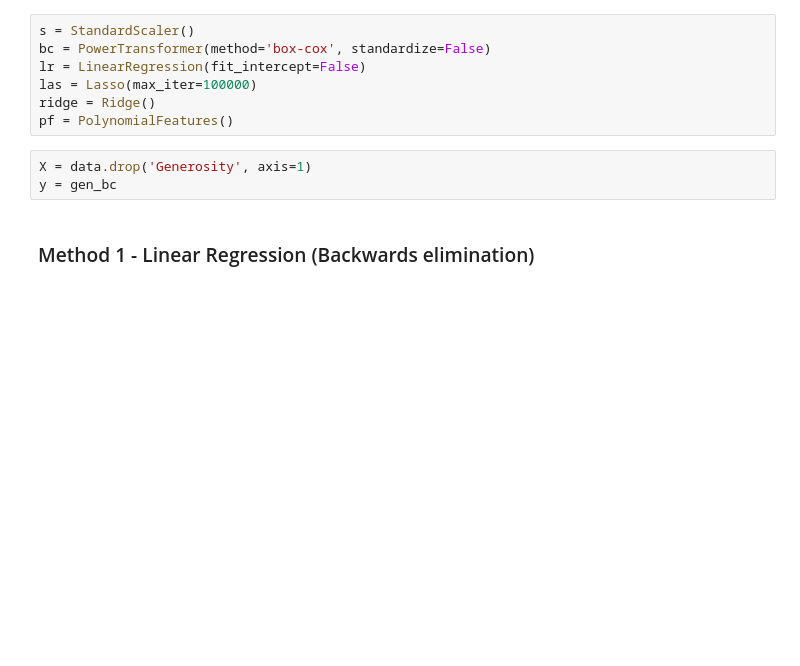
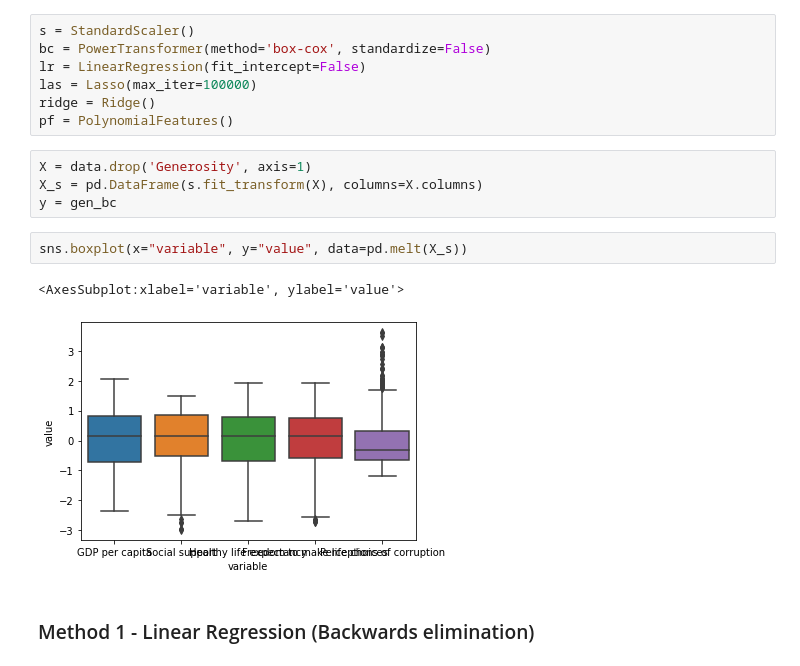
Before and after one commit to aaronmil/Generosity, a Jupyter notebook: Happiness_Index_2018-2019.ipynb, the cells around one changed output. Cells and saved outputs as stored; diff of their text form; blank space fills up the shorter version.

```diff
--- a/Happiness_Index_2018-2019.ipynb
+++ b/Happiness_Index_2018-2019.ipynb
@@ -160,7 +169,13 @@ ridge = Ridge()
 pf = PolynomialFeatures()
 # %%
 X = data.drop('Generosity', axis=1)
+X_s = pd.DataFrame(s.fit_transform(X), columns=X.columns)
 y = gen_bc
+# %%
+sns.boxplot(x="variable", y="value", data=pd.melt(X_s))
+# %% [output]
+<AxesSubplot:xlabel='variable', ylabel='value'>
+[figure, added]
 # %% [markdown]
 ### Method 1  - Linear Regression (Backwards elimination)
 # %% [markdown]
```
Also changed, not shown: parts of 25 cells of this notebook.
